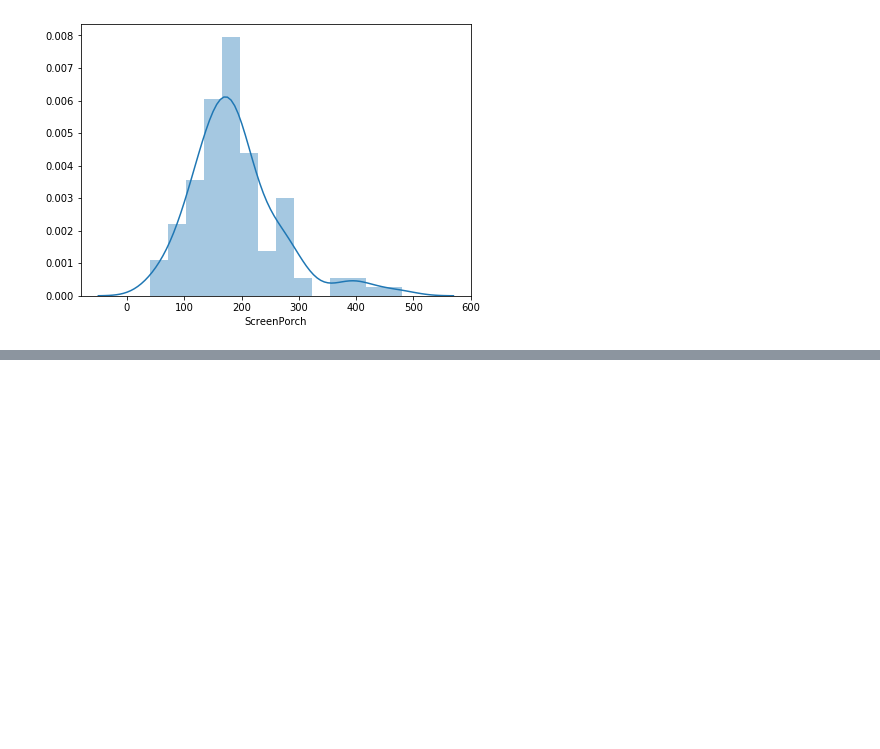
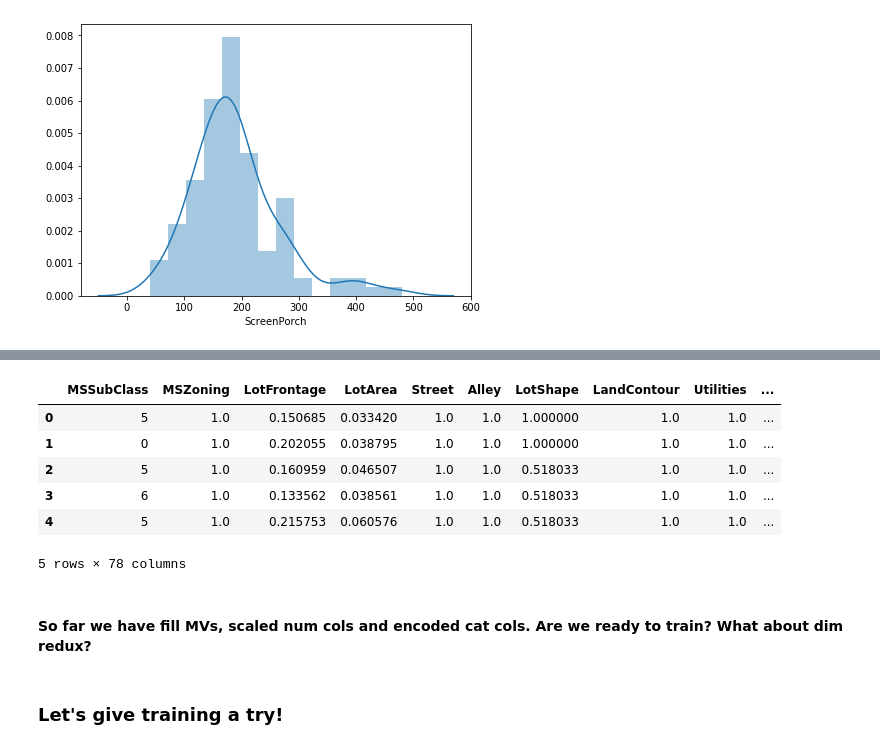
Before and after one commit to hernandezurbina/KaggleAdventures, a Jupyter notebook: HousingPrices.ipynb, the cells around one changed output, grey strips where cells are left out. Drawn from its saved outputs; the diff is of its cells as text; code cells hidden in the pictures; blank space fills up the shorter version.

```diff
--- a/HousingPrices.ipynb
+++ b/HousingPrices.ipynb
@@ -618,0 +629,14 @@ Name: YearBuilt, Length: 112, dtype: int64
+# %%
+housing.head()
+# %% [output]
+|  | MSSubClass | MSZoning | LotFrontage | LotArea | Street | Alley | LotShape | LandContour | Utilities | ... |
+| 0 | 5 | 1.0 | 0.150685 | 0.033420 | 1.0 | 1.0 | 1.000000 | 1.0 | 1.0 | ... |
+| 1 | 0 | 1.0 | 0.202055 | 0.038795 | 1.0 | 1.0 | 1.000000 | 1.0 | 1.0 | ... |
+| 2 | 5 | 1.0 | 0.160959 | 0.046507 | 1.0 | 1.0 | 0.518033 | 1.0 | 1.0 | ... |
+| 3 | 6 | 1.0 | 0.133562 | 0.038561 | 1.0 | 1.0 | 0.518033 | 1.0 | 1.0 | ... |
+| 4 | 5 | 1.0 | 0.215753 | 0.060576 | 1.0 | 1.0 | 0.518033 | 1.0 | 1.0 | ... |
+5 rows × 78 columns
+# %% [markdown]
+#### So far we have fill MVs, scaled num cols and encoded cat cols. Are we ready to train? What about dim redux?
+# %% [markdown]
+### Let's give training a try!
```
Also changed, not shown: parts of 41 cells of this notebook.
